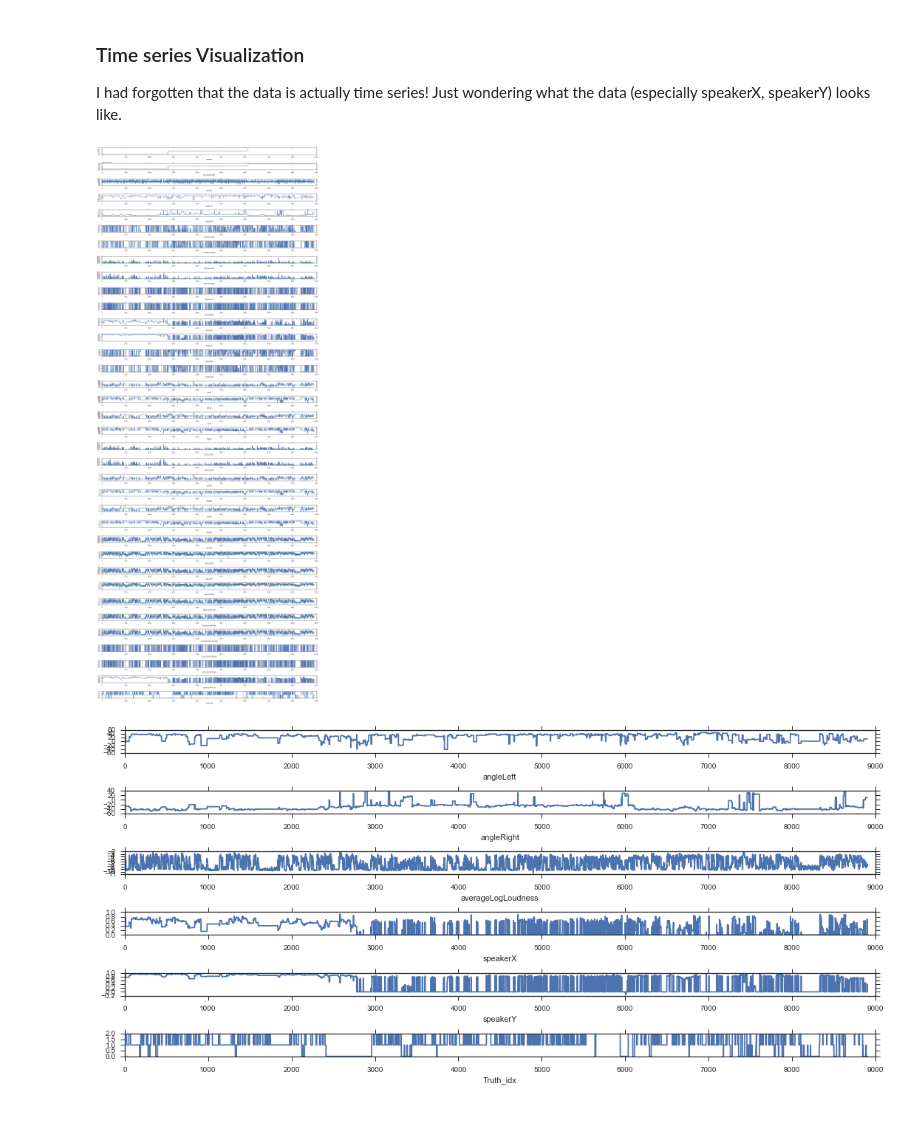
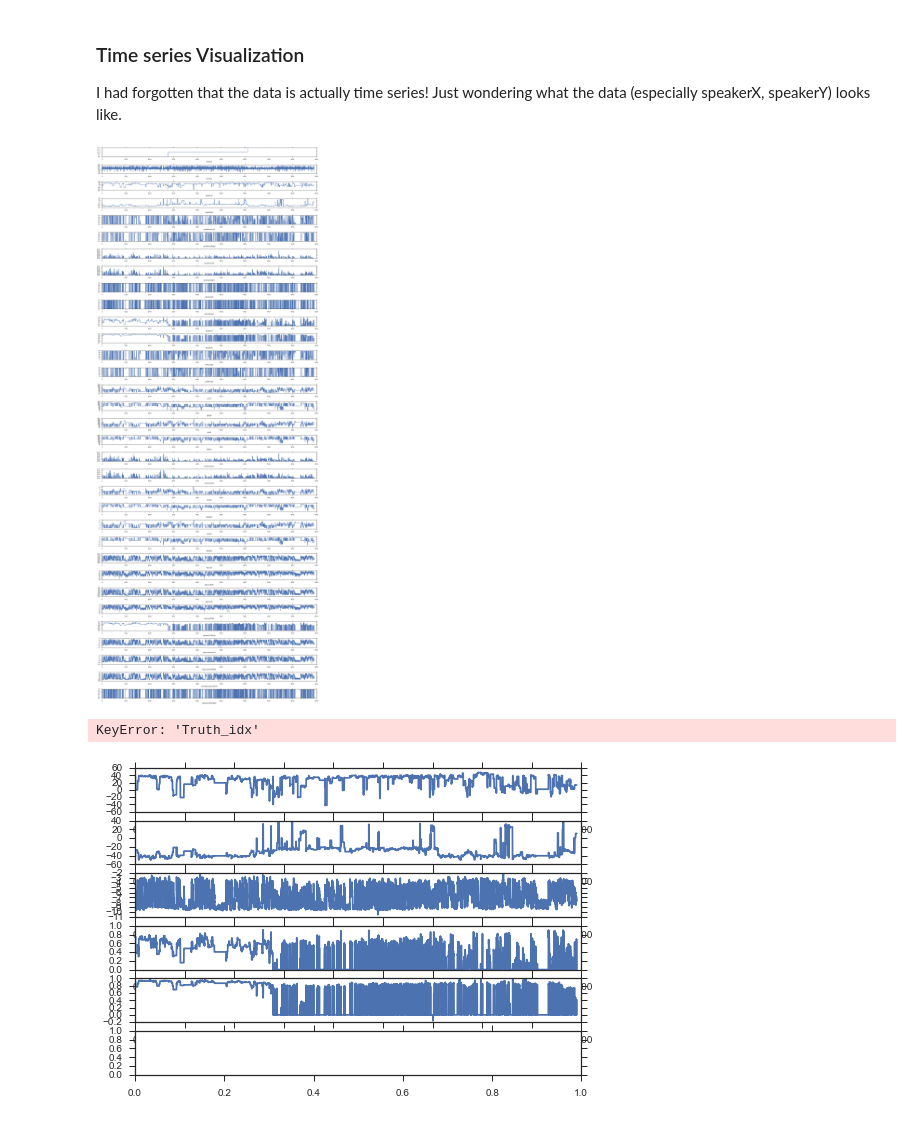
Before and after one commit to julenka/kinecture, a Jupyter notebook: 01-data_exploration.ipynb, the cells around one changed output. Cells and saved outputs as stored; diff of their text form; code cells hidden in the pictures.

Commit message:
reorganize helper functions and move xy experiment to different notebook

```diff
--- a/01-data_exploration.ipynb
+++ b/01-data_exploration.ipynb
@@ -58,5 +58,5 @@ Our baseline uses a heuristic algorithm. Overall the heuristic algorithm does po
 ### Generating features
 I looked at the data from a previous pass, and added a few more features. Here they are. Afterward I print out all the features I have, which will be useful later
 # %%
-train_dataframe = kinecture.clean_data(train_dataframe)
-train_dataframe = kinecture.gen_features(train_dataframe)
+train_dataframe = ml_helper.clean_data(train_dataframe)
+train_dataframe = ml_helper.gen_features(train_dataframe)
@@ -157,10 +163,11 @@ I had forgotten that the data is actually time series! Just wondering what the d
 label_map = {label:idx for (idx, label) in enumerate(["S", "SI", "TA"])}
 train_features['Truth_idx'] = [label_map[truth] for truth in train_dataframe['Truth']]
 # %%
-kinecture.plot_timeseries(train_features, train_features.columns, 1)
+plot_helper.plot_timeseries(train_features, train_features.columns, 1)
 # %% [output]
-[figure, old version]
+[figure, new version]
 # %%
-kinecture.plot_timeseries(train_features, ['angleLeft', 'angleRight', 'averageLogLoudness', 'speakerX', 'speakerY', 'Truth_idx'], 1, figsize=(15, 7))
+plot_helper.plot_timeseries(train_features, ['angleLeft', 'angleRight', 'averageLogLoudness', 'speakerX', 'speakerY', 'Truth_idx'], 1, figsize=(15, 7))
 # %% [output]
+KeyError: 'Truth_idx'
-[figure, old version]
+[figure, new version]
```
Also changed, not shown: parts of 4 cells of this notebook, 7 other files.
